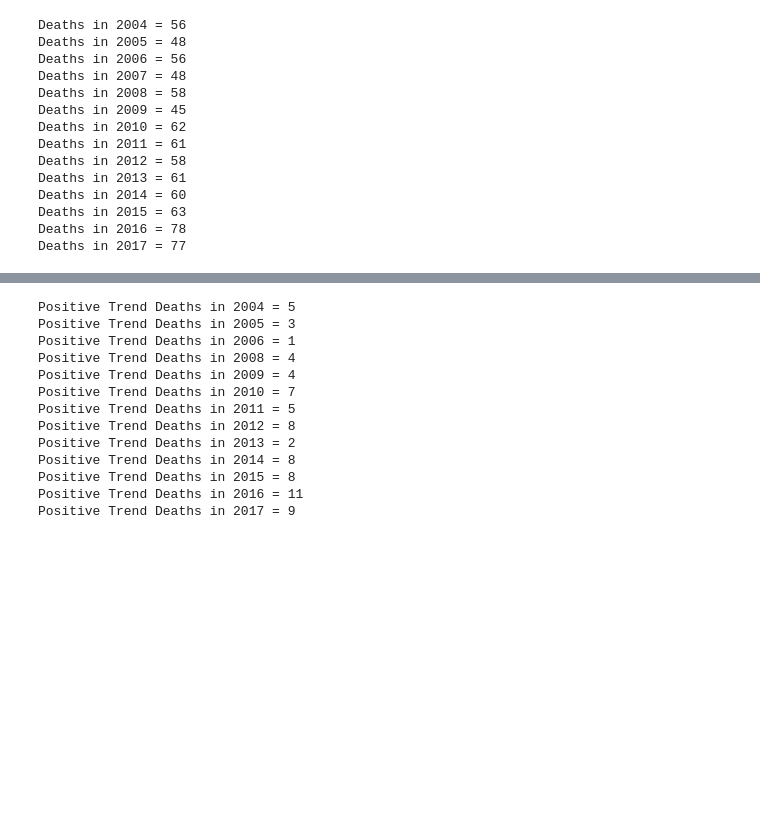
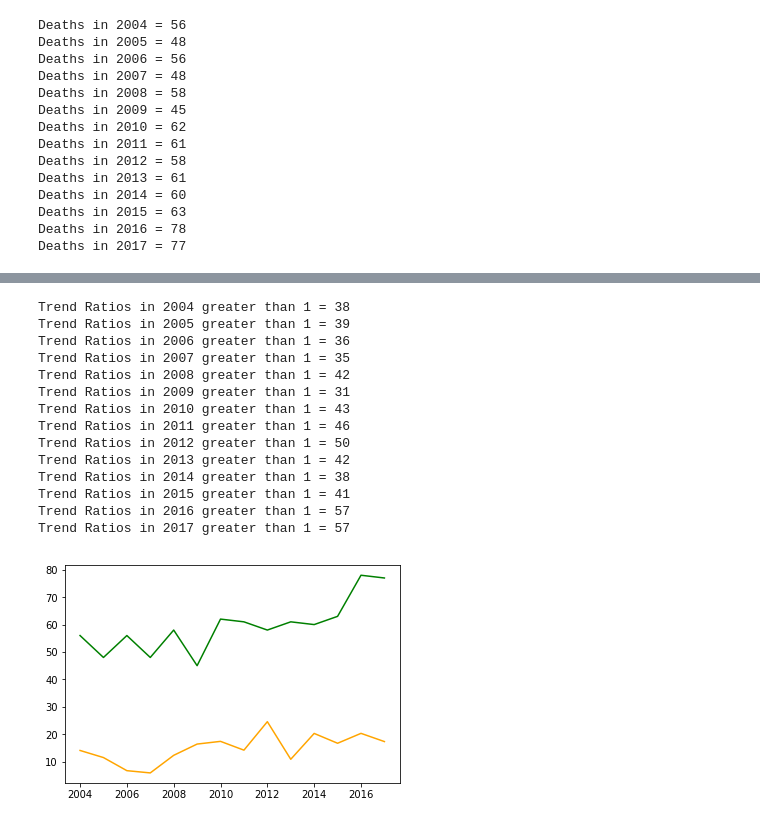
Before and after one commit to KennyWibowo/CelebrityDeathDataScience, a Jupyter notebook: FinalProject.ipynb, the cells around one changed output, grey strips where cells are left out. Drawn from its saved outputs; the diff is of its cells as text; code cells hidden in the pictures; blank space fills up the shorter version.

```diff
--- a/FinalProject.ipynb
+++ b/FinalProject.ipynb
@@ -345,18 +347,29 @@ for death,trend in zip(df_valid["Died"],df_valid["Trends"]):
 positive_deaths_sorted = OrderedDict(sorted(positive_deaths_per_year.items()))
 # %%
 for key,value in positive_deaths_sorted.items():
-    print( "Positive Trend Deaths in " + str(key) + " = " + str(value))
+    print( "Trend Ratios in " + str(key) + " greater than 1 = " + str(value))
 # %% [output]
-Positive Trend Deaths in 2004 = 5
-Positive Trend Deaths in 2005 = 3
-Positive Trend Deaths in 2006 = 1
-Positive Trend Deaths in 2008 = 4
-Positive Trend Deaths in 2009 = 4
-Positive Trend Deaths in 2010 = 7
-Positive Trend Deaths in 2011 = 5
-Positive Trend Deaths in 2012 = 8
-Positive Trend Deaths in 2013 = 2
-Positive Trend Deaths in 2014 = 8
-Positive Trend Deaths in 2015 = 8
-Positive Trend Deaths in 2016 = 11
-Positive Trend Deaths in 2017 = 9
+Trend Ratios in 2004 greater than 1 = 38
+Trend Ratios in 2005 greater than 1 = 39
+Trend Ratios in 2006 greater than 1 = 36
+Trend Ratios in 2007 greater than 1 = 35
+Trend Ratios in 2008 greater than 1 = 42
+Trend Ratios in 2009 greater than 1 = 31
+Trend Ratios in 2010 greater than 1 = 43
+Trend Ratios in 2011 greater than 1 = 46
+Trend Ratios in 2012 greater than 1 = 50
+Trend Ratios in 2013 greater than 1 = 42
+Trend Ratios in 2014 greater than 1 = 38
+Trend Ratios in 2015 greater than 1 = 41
+Trend Ratios in 2016 greater than 1 = 57
+Trend Ratios in 2017 greater than 1 = 57
+# %%
+years = list(deaths_sorted.keys())
+deaths = list(deaths_sorted.values())
+trend_data = list(trends_per_year_avg_ord.values())
+
+plt.plot(years, deaths, color='g')
+plt.plot(years, trend_data, color='orange')
+plt.show()
+# %% [output]
+[figure, added]
```
Also changed, not shown: parts of 6 cells of this notebook.
